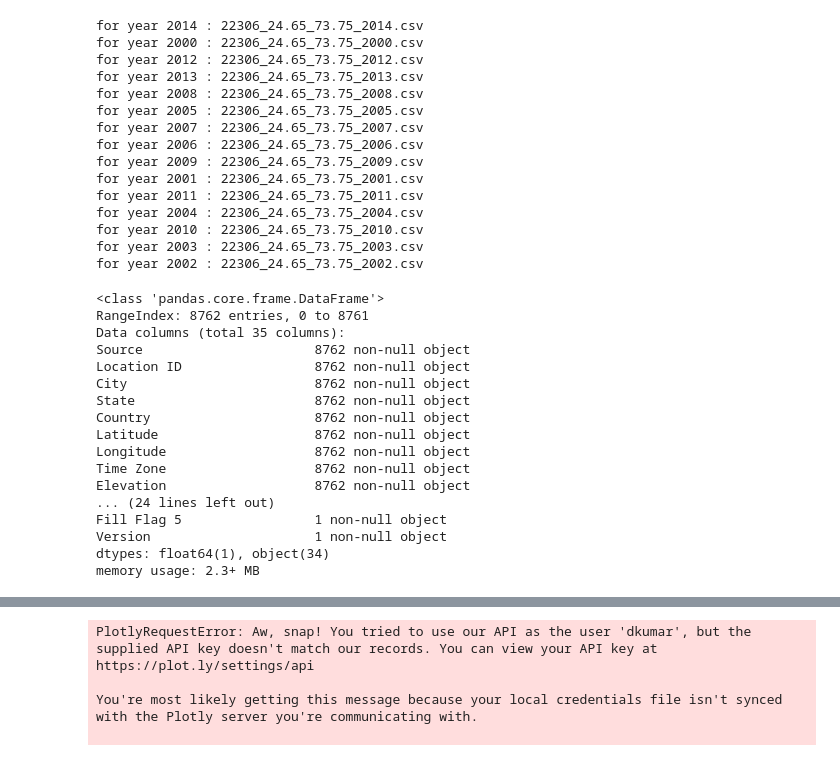
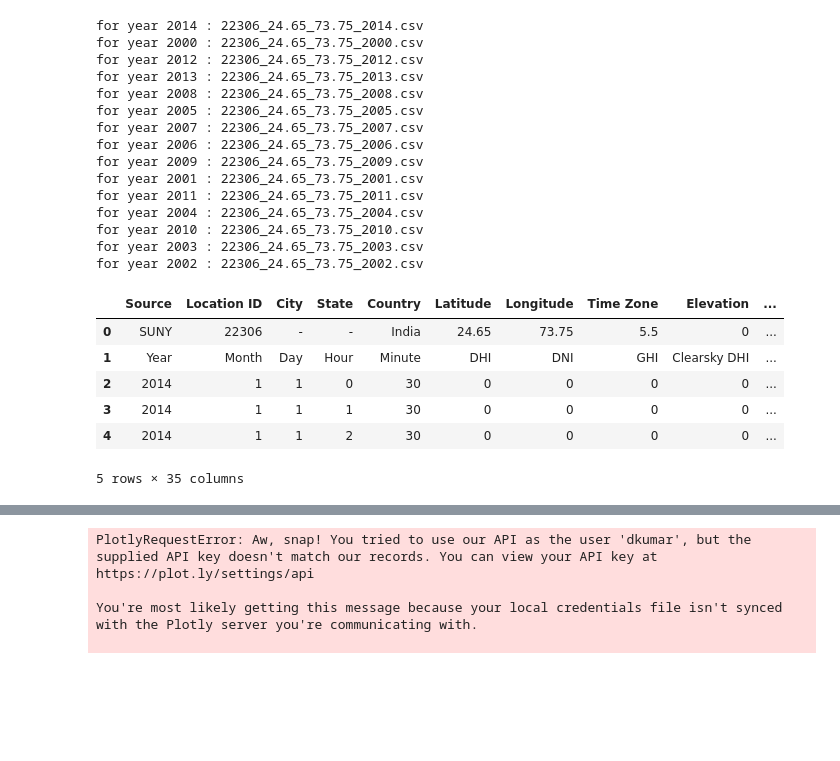
Before and after one commit to orionpax00/weather, a Jupyter notebook: src/data_filtering_&_plots.ipynb, the cells around one changed output, grey strips where cells are left out. Saved outputs shown, nothing was run; the diff lists cells and outputs as text; code cells hidden in the pictures; blank space fills up the shorter version.

```diff
--- a/src/data_filtering_&_plots.ipynb
+++ b/src/data_filtering_&_plots.ipynb
@@ -31,24 +31,14 @@ for year 2003 : 22306_24.65_73.75_2003.csv
 for year 2002 : 22306_24.65_73.75_2002.csv
 # %%
 year_2014 = pd.read_csv(data_folder+'/'+data_files[0])
-year_2014.info()
+year_2014.head()
 # %% [output]
+|  | Source | Location ID | City | State | Country | Latitude | Longitude | Time Zone | Elevation | ... |
+| 0 | SUNY | 22306 | - | - | India | 24.65 | 73.75 | 5.5 | 0 | ... |
+| 1 | Year | Month | Day | Hour | Minute | DHI | DNI | GHI | Clearsky DHI | ... |
+| 2 | 2014 | 1 | 1 | 0 | 30 | 0 | 0 | 0 | 0 | ... |
+| 3 | 2014 | 1 | 1 | 1 | 30 | 0 | 0 | 0 | 0 | ... |
+| 4 | 2014 | 1 | 1 | 2 | 30 | 0 | 0 | 0 | 0 | ... |
-<class 'pandas.core.frame.DataFrame'>
-RangeIndex: 8762 entries, 0 to 8761
-Data columns (total 35 columns):
-Source                      8762 non-null object
-Location ID                 8762 non-null object
-City                        8762 non-null object
-State                       8762 non-null object
-Country                     8762 non-null object
-Latitude                    8762 non-null object
-Longitude                   8762 non-null object
-Time Zone                   8762 non-null object
-Elevation                   8762 non-null object
-... (24 lines left out)
-Fill Flag 5                 1 non-null object
-Version                     1 non-null object
-dtypes: float64(1), object(34)
-memory usage: 2.3+ MB
+5 rows × 35 columns
 # %%
 new_columns = year_2014.iloc[1]
```
Also changed, not shown: parts of 8 cells of this notebook.
